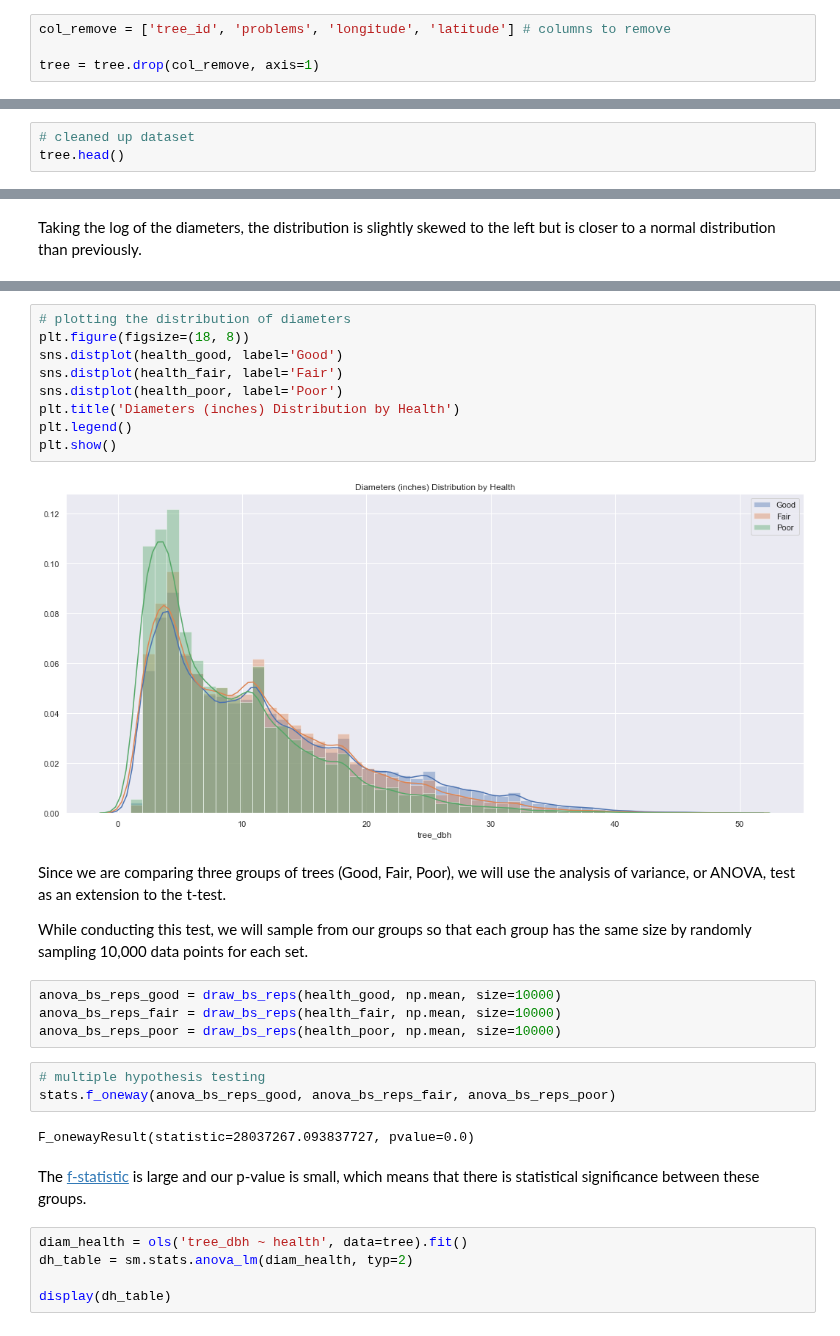
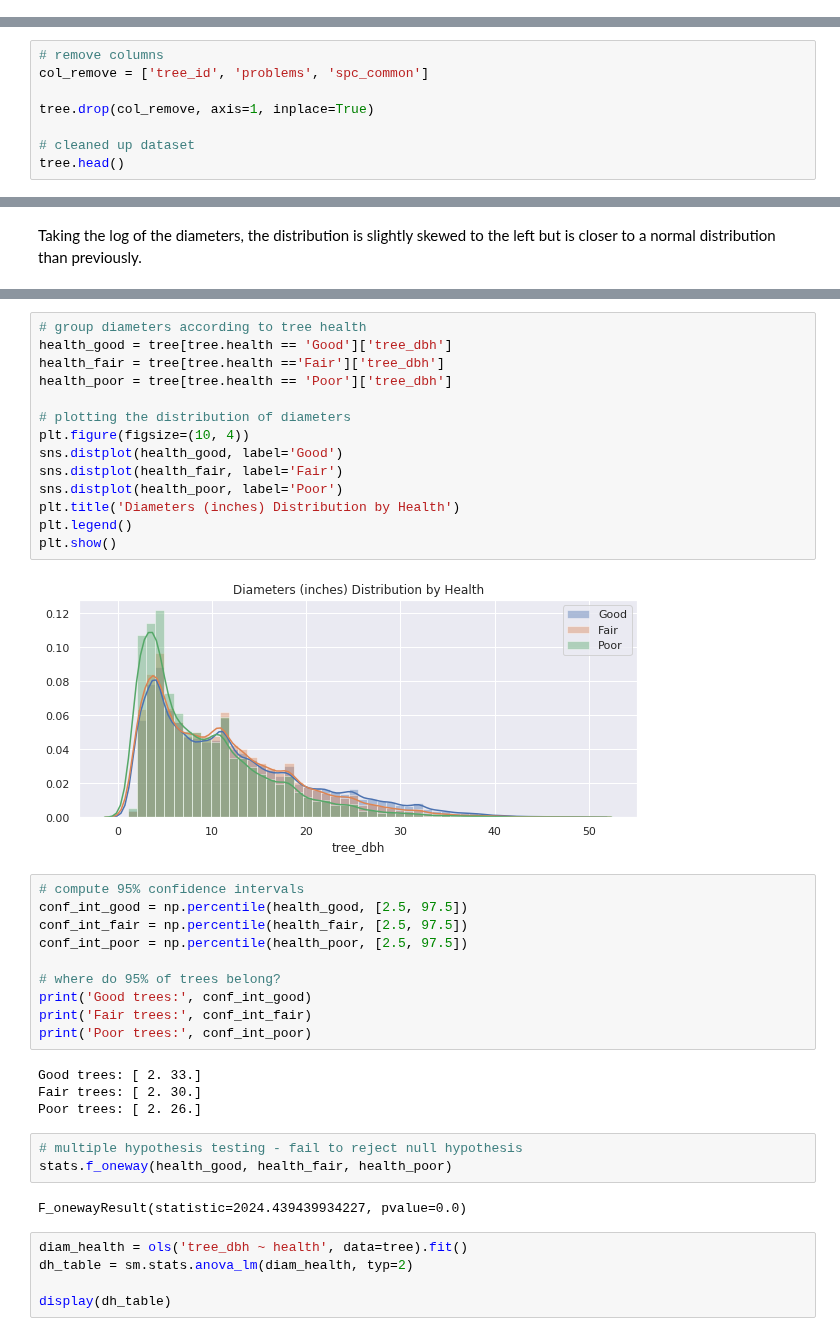
Before and after one commit to annasophiat/tree-health-census, a Jupyter notebook: tree_census_statistical_analysis.ipynb, the cells around one changed output, grey strips where cells are left out. Saved outputs shown, nothing was run; the diff lists cells and outputs as text.

```diff
--- a/tree_census_statistical_analysis.ipynb
+++ b/tree_census_statistical_analysis.ipynb
@@ -56,4 +55,0 @@ The problems column is reflected in the adjacent 9 columns so we are removing it
-# %%
-col_remove = ['tree_id', 'problems', 'longitude', 'latitude'] # columns to remove
-
-tree = tree.drop(col_remove, axis=1)
@@ -60,4 +72,9 @@ tree = tree.drop(col_remove, axis=1)
 # %%
+# remove columns
+col_remove = ['tree_id', 'problems', 'spc_common']
+
+tree.drop(col_remove, axis=1, inplace=True)
+
 # cleaned up dataset
 tree.head()
 # %% [output]
@@ -451,29 +283,38 @@ poor: mean = 8.9851 min., conf. int. = [8.9053, 9.0664] min.
 # %%
+# group diameters according to tree health
+health_good = tree[tree.health == 'Good']['tree_dbh']
+health_fair = tree[tree.health =='Fair']['tree_dbh']
+health_poor = tree[tree.health == 'Poor']['tree_dbh']
+
 # plotting the distribution of diameters
-plt.figure(figsize=(18, 8))
+plt.figure(figsize=(10, 4))
 sns.distplot(health_good, label='Good')
 sns.distplot(health_fair, label='Fair')
 sns.distplot(health_poor, label='Poor')
 plt.title('Diameters (inches) Distribution by Health')
 plt.legend()
 plt.show()
 # %% [output]
-[figure, old version]
+[figure, new version]
-# %% [markdown]
-Since we are comparing three groups of trees (Good, Fair, Poor), we will use the analysis of variance, or ANOVA, test as an extension to the t-test.
-
-While conducting this test, we will sample from our groups so that each group has the same size by randomly sampling 10,000 data points for each set.
-# %%
-anova_bs_reps_good = draw_bs_reps(health_good, np.mean, size=10000)
-anova_bs_reps_fair = draw_bs_reps(health_fair, np.mean, size=10000)
-anova_bs_reps_poor = draw_bs_reps(health_poor, np.mean, size=10000)
+# %%
+# compute 95% confidence intervals
+conf_int_good = np.percentile(health_good, [2.5, 97.5])
+conf_int_fair = np.percentile(health_fair, [2.5, 97.5])
+conf_int_poor = np.percentile(health_poor, [2.5, 97.5])
+
+# where do 95% of trees belong?
+print('Good trees:', conf_int_good)
+print('Fair trees:', conf_int_fair)
+print('Poor trees:', conf_int_poor)
+# %% [output]
+Good trees: [ 2. 33.]
+Fair trees: [ 2. 30.]
+Poor trees: [ 2. 26.]
 # %%
-# multiple hypothesis testing
-stats.f_oneway(anova_bs_reps_good, anova_bs_reps_fair, anova_bs_reps_poor)
+# multiple hypothesis testing - fail to reject null hypothesis
+stats.f_oneway(health_good, health_fair, health_poor)
 # %% [output]
-F_onewayResult(statistic=28037267.093837727, pvalue=0.0)
+F_onewayResult(statistic=2024.439439934227, pvalue=0.0)
-# %% [markdown]
-The [f-statistic](https://docs.scipy.org/doc/scipy/reference/generated/scipy.stats.f_oneway.html) is large and our p-value is small, which means that there is statistical significance between these groups.
 # %%
 diam_health = ols('tree_dbh ~ health', data=tree).fit()
 dh_table = sm.stats.anova_lm(diam_health, typ=2)
```
Also changed, not shown: parts of 90 cells of this notebook.
